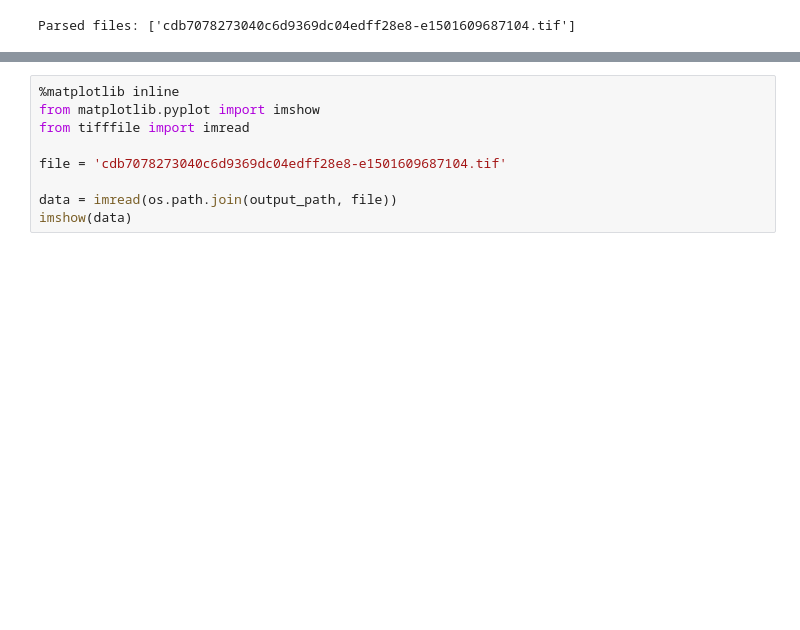
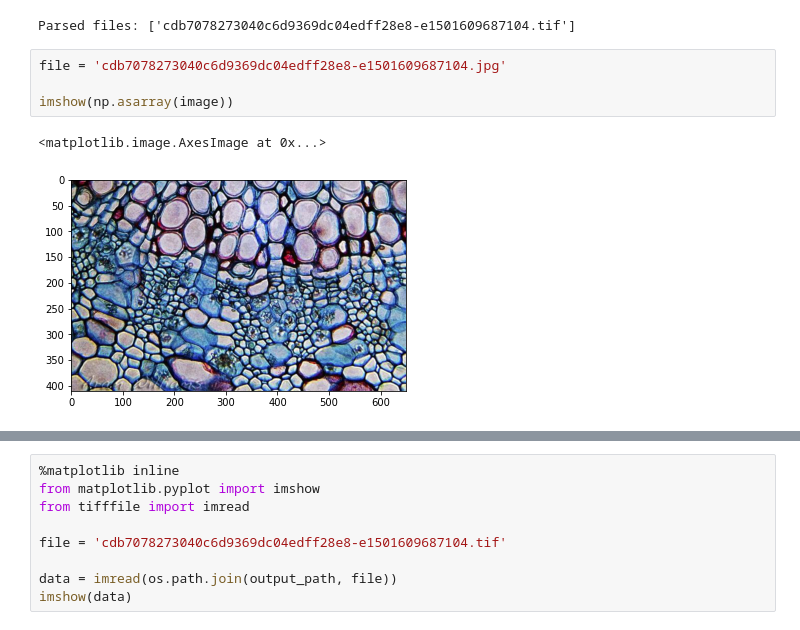
Before and after one commit to Wasp971/PCA_Test, a Jupyter notebook: Test_PCA_applied_on_RGB_image.ipynb, the cells around one changed output, grey strips where cells are left out. Drawn from its saved outputs; the diff is of its cells as text; blank space fills up the shorter version.

```diff
--- a/Test_PCA_applied_on_RGB_image.ipynb
+++ b/Test_PCA_applied_on_RGB_image.ipynb
@@ -66,3 +40,10 @@ for image_file in tqdm(input_files, desc='Parsing files'):
 print(f'Parsed files: {new_files}')
 # %% [output]
 Parsed files: ['cdb7078273040c6d9369dc04edff28e8-e1501609687104.tif']
+# %%
+file = 'cdb7078273040c6d9369dc04edff28e8-e1501609687104.jpg'
+
+imshow(np.asarray(image))
+# %% [output]
+<matplotlib.image.AxesImage at 0x...>
+[figure, added]
```
Also changed, not shown: parts of 3 cells of this notebook.
